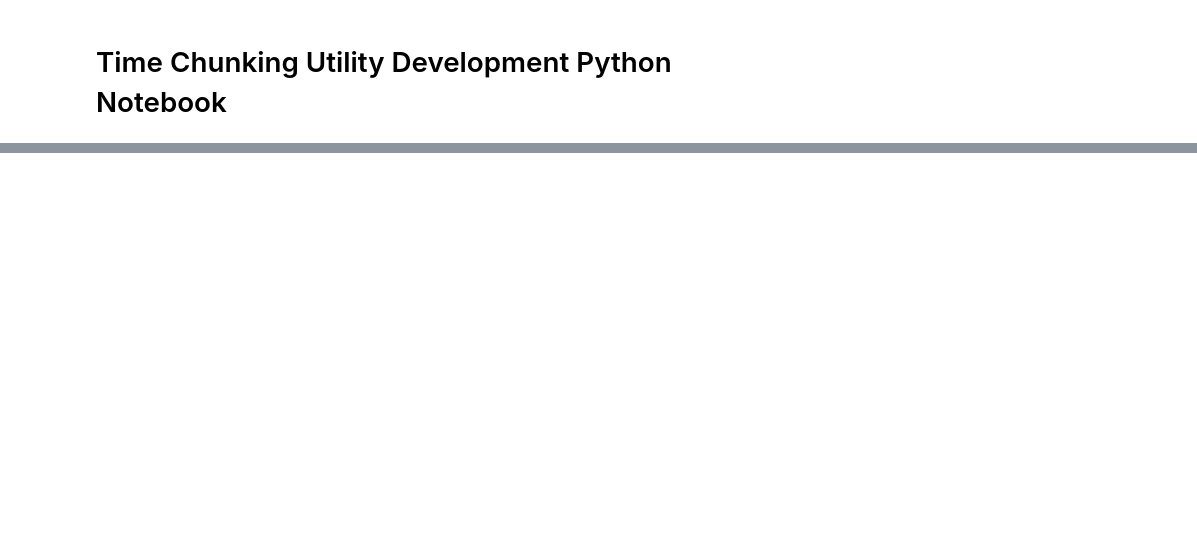
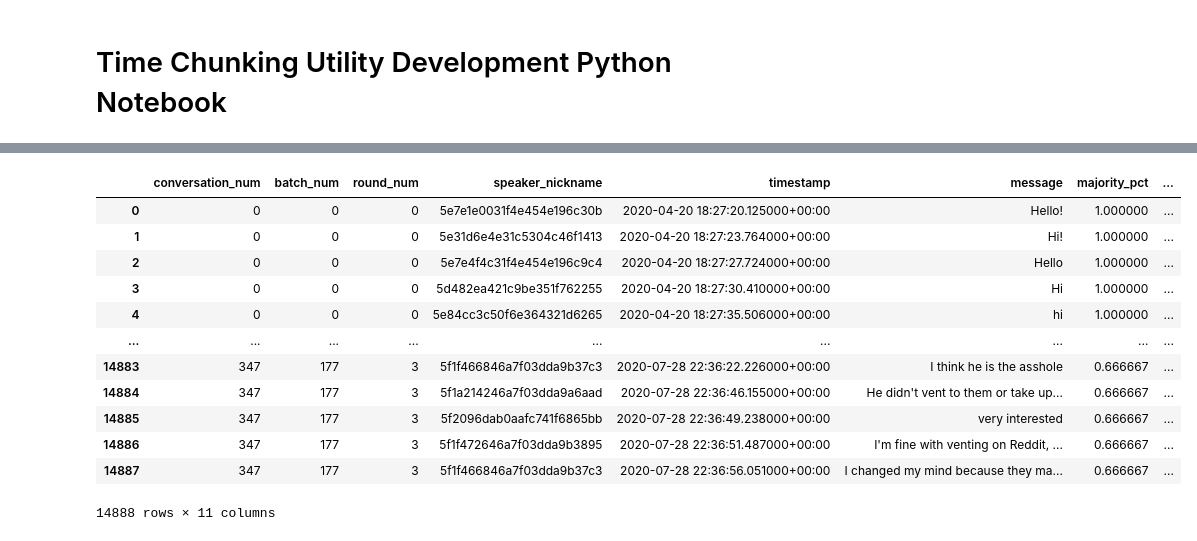
Before and after one commit to Watts-Lab/team_comm_tools, a Jupyter notebook: feature_engine/utils/time_chunking_dev.ipynb, the cells around one changed output, grey strips where cells are left out. Cells and saved outputs as stored; diff of their text form; code cells hidden in the pictures; blank space fills up the shorter version.

```diff
--- a/feature_engine/utils/time_chunking_dev.ipynb
+++ b/feature_engine/utils/time_chunking_dev.ipynb
@@ -129,0 +29,4 @@ chunk num be like 0
+# %%
+juries = pd.read_csv('../data/raw_data/jury_conversations_with_outcome_var.csv')
+juries = preprocess_conversation_columns(juries)
+juries.head()
@@ -129,0 +166,16 @@ chunk num be like 0
+# %%
+create_chunks(juries, 3)
+# %% [output]
+|  | conversation_num | batch_num | round_num | speaker_nickname | timestamp | message | majority_pct | ... |
+| 0 | 0 | 0 | 0 | 5e7e1e0031f4e454e196c30b | 2020-04-20 18:27:20.125000+00:00 | Hello! | 1.000000 | ... |
+| 1 | 0 | 0 | 0 | 5e31d6e4e31c5304c46f1413 | 2020-04-20 18:27:23.764000+00:00 | Hi! | 1.000000 | ... |
+| 2 | 0 | 0 | 0 | 5e7e4f4c31f4e454e196c9c4 | 2020-04-20 18:27:27.724000+00:00 | Hello | 1.000000 | ... |
+| 3 | 0 | 0 | 0 | 5d482ea421c9be351f762255 | 2020-04-20 18:27:30.410000+00:00 | Hi | 1.000000 | ... |
+| 4 | 0 | 0 | 0 | 5e84cc3c50f6e364321d6265 | 2020-04-20 18:27:35.506000+00:00 | hi | 1.000000 | ... |
+| ... | ... | ... | ... | ... | ... | ... | ... | ... |
+| 14883 | 347 | 177 | 3 | 5f1f466846a7f03dda9b37c3 | 2020-07-28 22:36:22.226000+00:00 | I think he is the asshole | 0.666667 | ... |
+| 14884 | 347 | 177 | 3 | 5f1a214246a7f03dda9a6aad | 2020-07-28 22:36:46.155000+00:00 | He didn't vent to them or take up... | 0.666667 | ... |
+| 14885 | 347 | 177 | 3 | 5f2096dab0aafc741f6865bb | 2020-07-28 22:36:49.238000+00:00 | very interested | 0.666667 | ... |
+| 14886 | 347 | 177 | 3 | 5f1f472646a7f03dda9b3895 | 2020-07-28 22:36:51.487000+00:00 | I'm fine with venting on Reddit, ... | 0.666667 | ... |
+| 14887 | 347 | 177 | 3 | 5f1f466846a7f03dda9b37c3 | 2020-07-28 22:36:56.051000+00:00 | I changed my mind because they ma... | 0.666667 | ... |
+14888 rows × 11 columns
```
Also changed, not shown: parts of 12 cells of this notebook, 2 other files.
